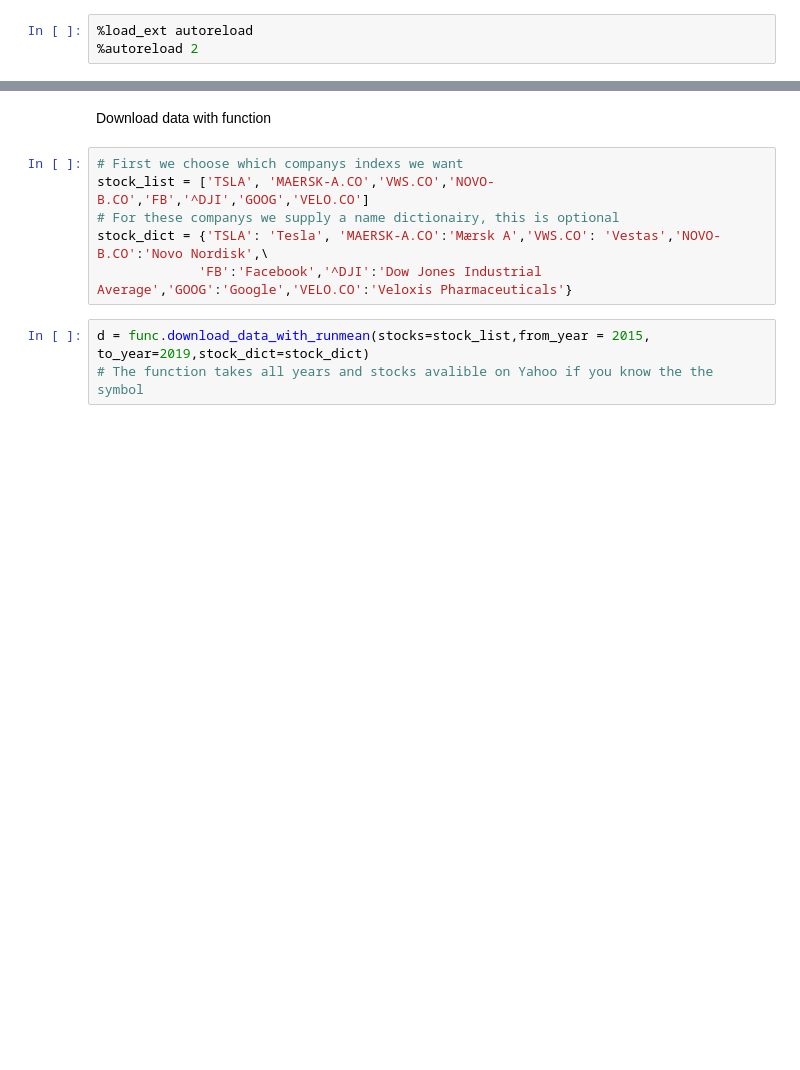
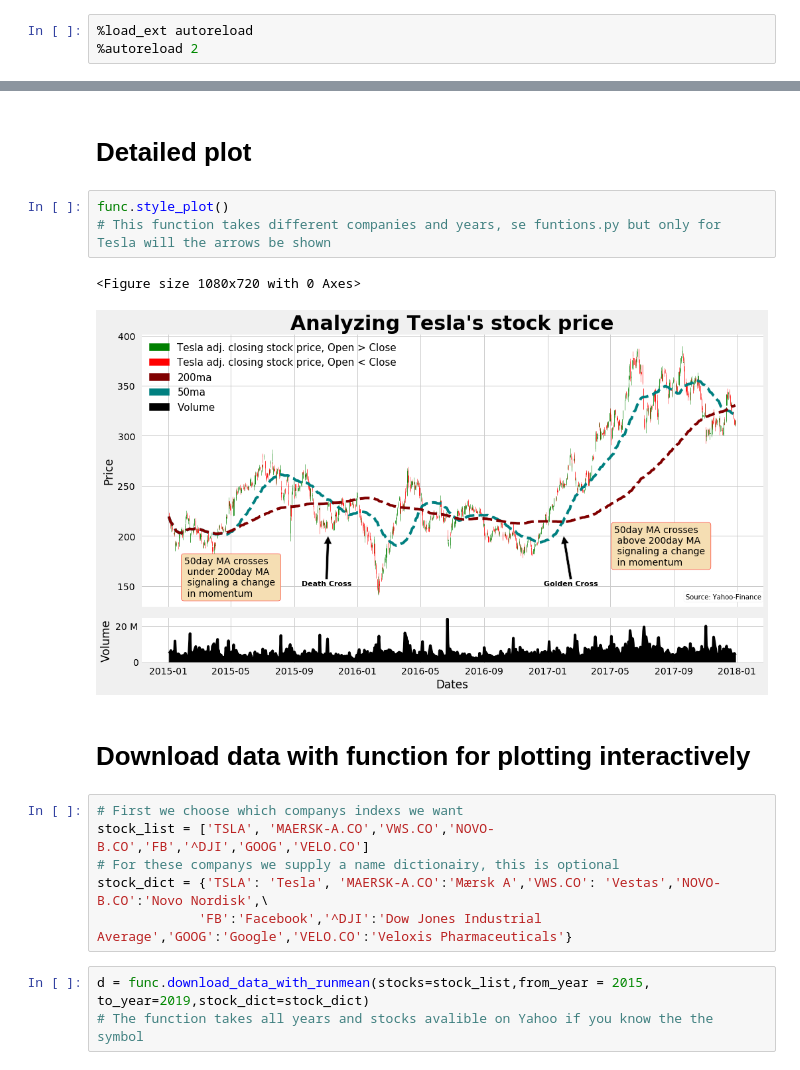
Before and after one commit to NumEconCopenhagen/projects-2019-unity, a Jupyter notebook: dataproject/dataProject.ipynb, the cells around one changed output, grey strips where cells are left out. Drawn from its saved outputs; the diff is of its cells as text; blank space fills up the shorter version.

Commit message:
Style plot

```diff
--- a/dataproject/dataProject.ipynb
+++ b/dataproject/dataProject.ipynb
@@ -15,6 +16,14 @@ Loading BokehJS ...
 [interactive output not drawn]
+# %% [markdown]
+# Detailed plot
+# %%
+func.style_plot()
+# This function takes different companies and years, se funtions.py but only for Tesla will the arrows be shown
+# %% [output]
+<Figure size 1080x720 with 0 Axes>
+[figure, added]
 # %% [markdown]
-Download data with function
+# Download data with function for plotting interactively
 # %%
 # First we choose which companys indexs we want
 stock_list = ['TSLA', 'MAERSK-A.CO','VWS.CO','NOVO-B.CO','FB','^DJI','GOOG','VELO.CO']
```
Also changed, not shown: parts of 2 cells of this notebook, 6 other files.
